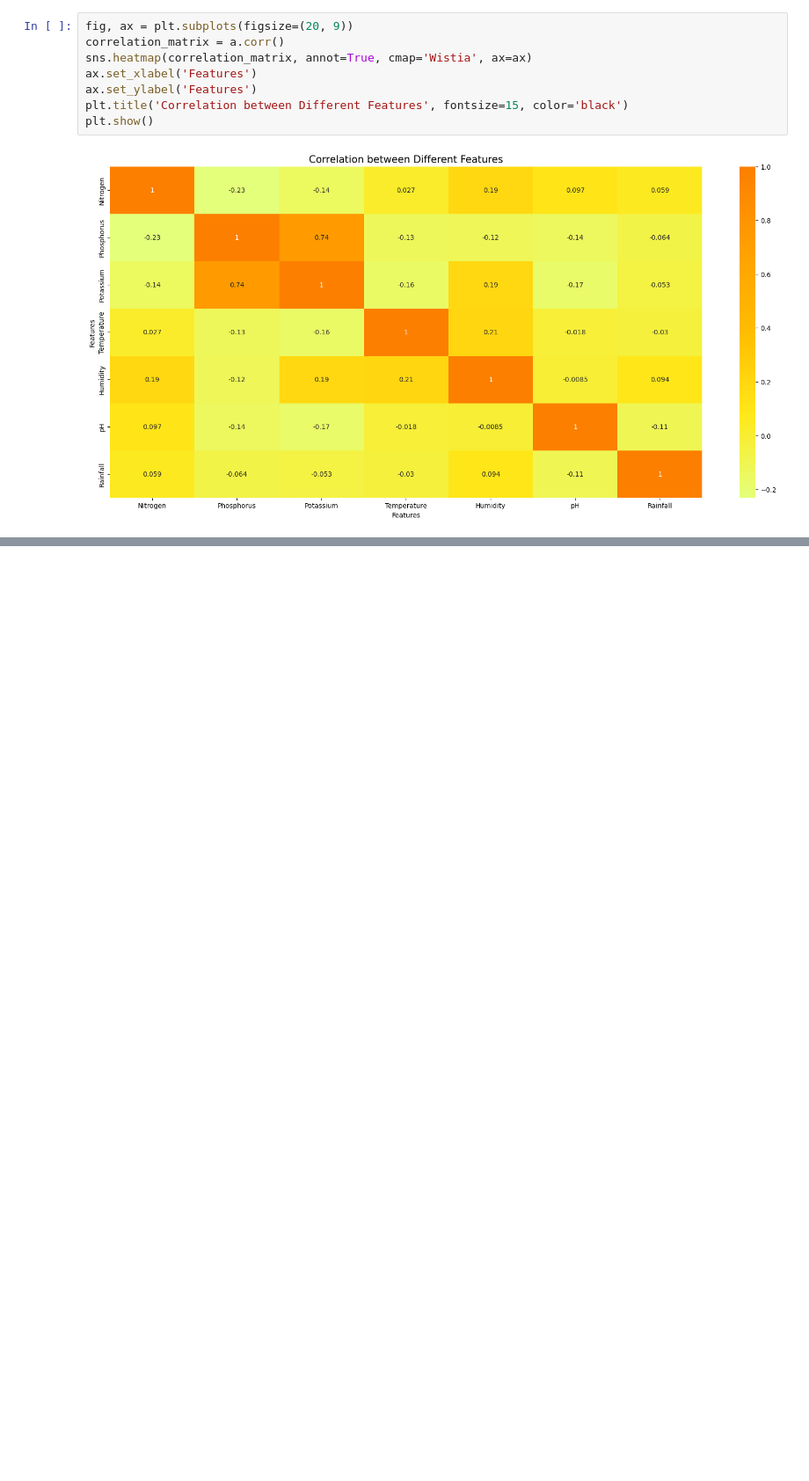
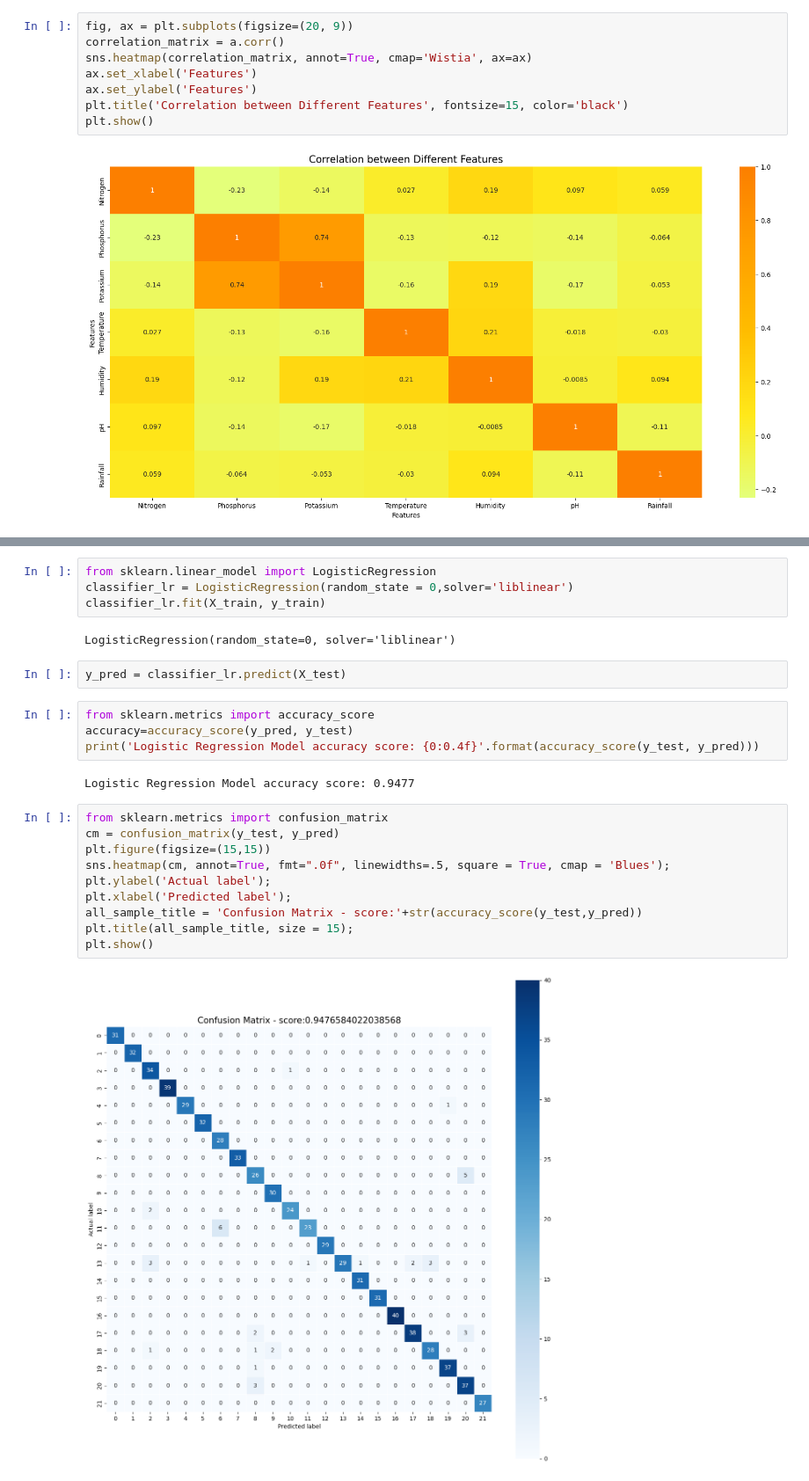
Before and after one commit to Tusshar10/Crop-Recommendation-System, a Jupyter notebook: Minor.ipynb, the cells around one changed output, grey strips where cells are left out. Shown at 88% size. Drawn from its saved outputs; the diff is of its cells as text; blank space fills up the shorter version.

```diff
--- a/Minor.ipynb
+++ b/Minor.ipynb
@@ -444,0 +499,26 @@ plt.show()
+# %%
+from sklearn.linear_model import LogisticRegression
+classifier_lr = LogisticRegression(random_state = 0,solver='liblinear')
+classifier_lr.fit(X_train, y_train)
+# %% [output]
+LogisticRegression(random_state=0, solver='liblinear')
+# %%
+y_pred = classifier_lr.predict(X_test)
+# %%
+from sklearn.metrics import accuracy_score
+accuracy=accuracy_score(y_pred, y_test)
+print('Logistic Regression Model accuracy score: {0:0.4f}'.format(accuracy_score(y_test, y_pred)))
+# %% [output]
+Logistic Regression Model accuracy score: 0.9477
+# %%
+from sklearn.metrics import confusion_matrix
+cm = confusion_matrix(y_test, y_pred)
+plt.figure(figsize=(15,15))
+sns.heatmap(cm, annot=True, fmt=".0f", linewidths=.5, square = True, cmap = 'Blues');
+plt.ylabel('Actual label');
+plt.xlabel('Predicted label');
+all_sample_title = 'Confusion Matrix - score:'+str(accuracy_score(y_test,y_pred))
+plt.title(all_sample_title, size = 15);
+plt.show()
+# %% [output]
+[figure, added]
```
Also changed, not shown: parts of 8 cells of this notebook.
